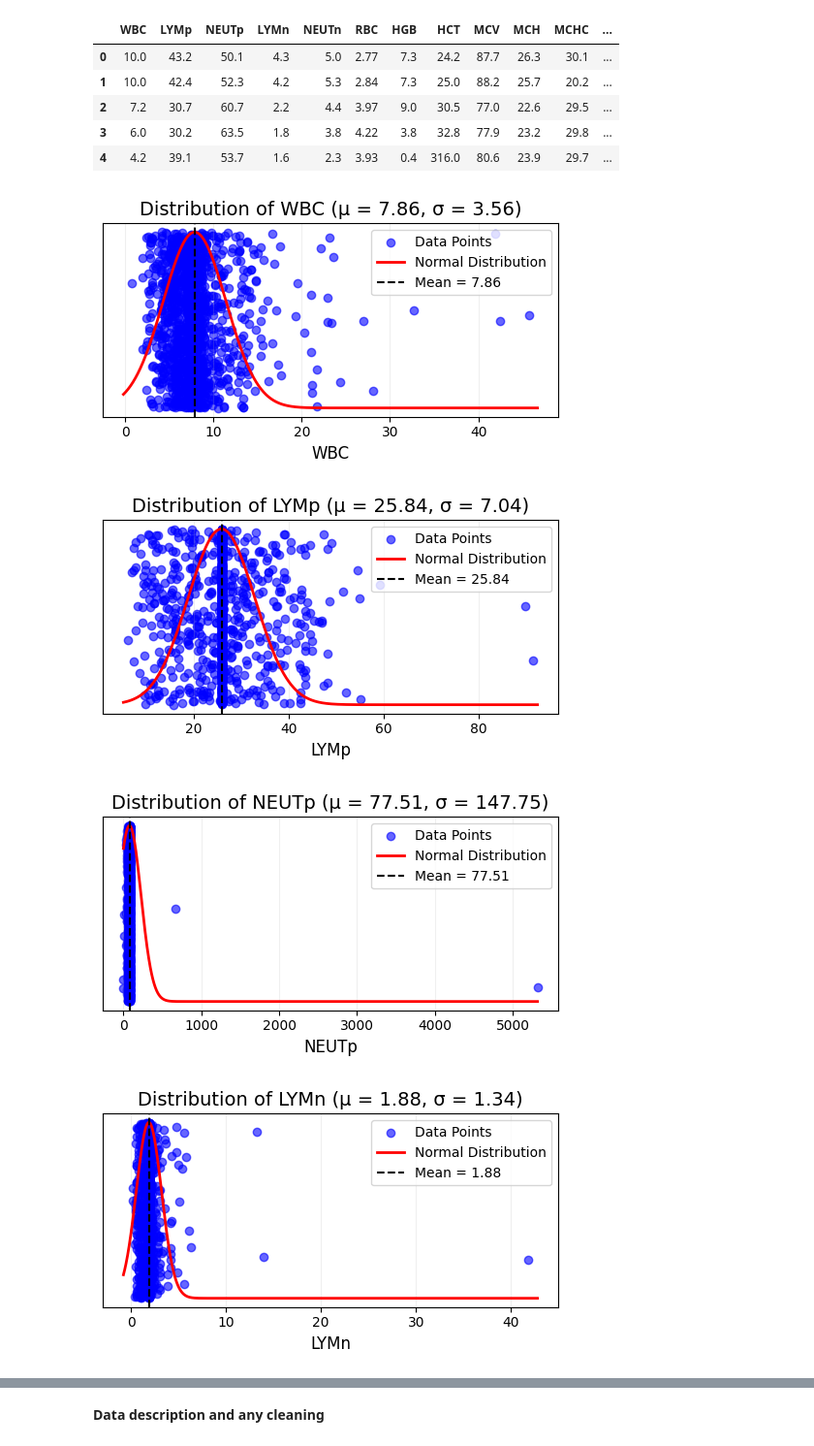
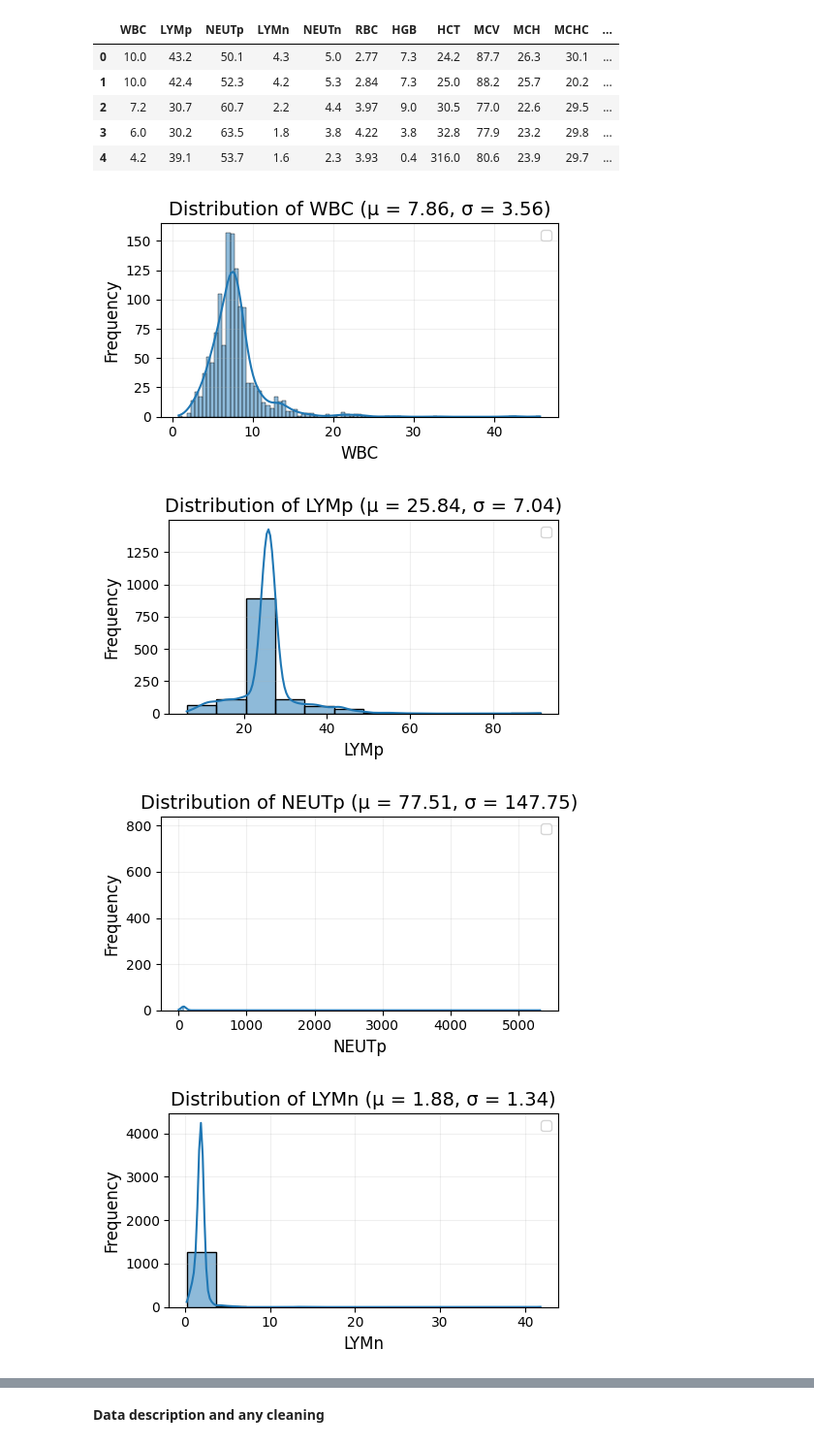
Before and after one commit to davidtabor0/Anemia_Classification, a Jupyter notebook: Anemia_Notebook.ipynb, the cells around one changed output, grey strips where cells are left out. Shown at 97% size. Cells and saved outputs as stored; diff of their text form; code cells hidden in the pictures.

Commit message:
Changed plots to use seaborn. Scatter plots now freq histograms.

```diff
--- a/Anemia_Notebook.ipynb
+++ b/Anemia_Notebook.ipynb
@@ -28,51 +28,24 @@ df.head()
 # %%
 features = df.drop(columns=['Diagnosis'])
 for column in features.columns:
     mean = df[column].mean()
     std = df[column].std()
     data_range = np.linspace(df[column].min() - 1, df[column].max() + 1, 1000)
 
     plotter.figure(figsize=(5, 3))
-
-    # Create scatter plot for this column
-    plotter.scatter(
-        x=df[column],
-        y=np.random.uniform(0, 0.2, size=len(df[column])),  # Jittered y-values for visibility
-        alpha=0.6,
-        color='blue',
-        label='Data Points'
-    )
-
-    # Plot the normal distributiion curve
-    bell_curve = norm.pdf(data_range, mean, std)
-    plotter.plot(
-        data_range,
-        bell_curve / bell_curve.max() * 0.2,
-        color='red',
-        linewidth=2,
-        label='Normal Distribution'
-    )
-
-    # Mean line
-    plotter.axvline(
-        x=mean,
-        color='black',
-        linestyle='--',
-        linewidth=1.5,
-        label=f'Mean = {mean:.2f}'
-    )
+    sns.histplot(df[column], kde=True)
 
     plotter.title(f'Distribution of {column} (μ = {mean:.2f}, σ = {std:.2f})', fontsize=14)
     plotter.xlabel(column, fontsize=12)
-    plotter.yticks([])
+    plotter.ylabel('Frequency', fontsize=12)
     plotter.legend()
     plotter.grid(alpha=0.2)
 
     plotter.tight_layout()
-    #plotter.savefig(f'bell_curve_{column}.png', dpi=300)
+    # plotter.savefig(f'histogram_{column}.png', dpi=300)
     plotter.show()
 # %% [output]
-[figure, old version]
+[figure, new version]
-[figure, old version]
+[figure, new version]
-[figure, old version]
+[figure, new version]
-[figure, old version]
+[figure, new version]
```
Also changed, not shown: parts of 2 cells of this notebook.
